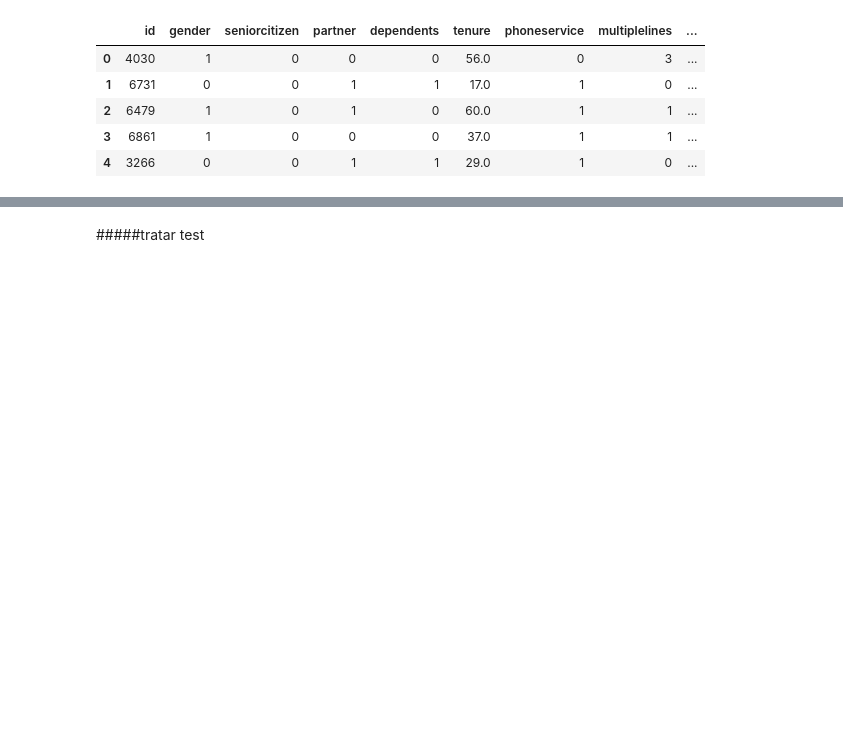
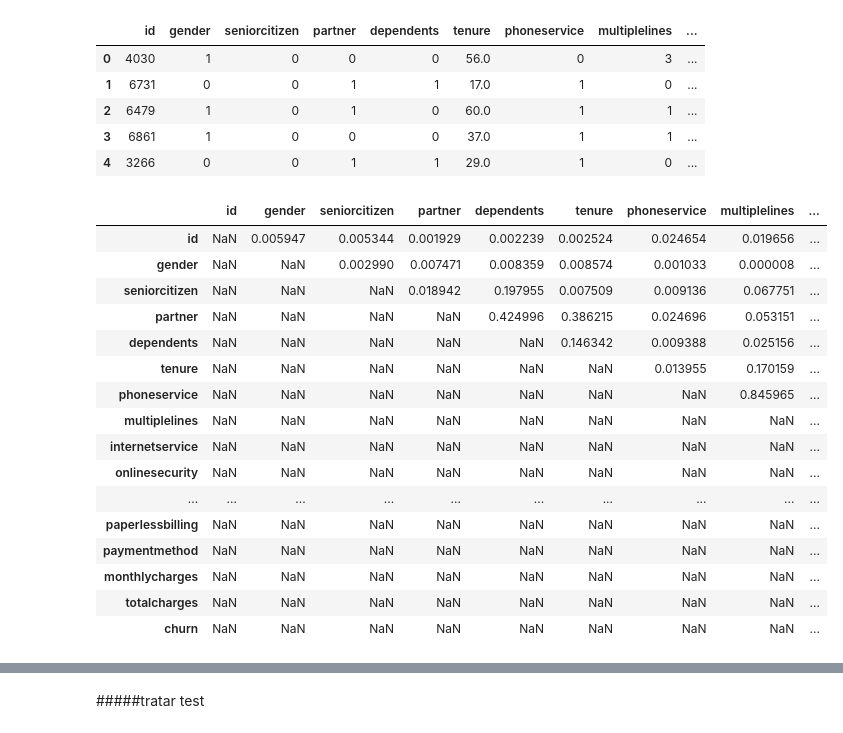
Before and after one commit to jjefferson2006/DSWP_JJ_altera, a Jupyter notebook: desafio_analise1.ipynb, the cells around one changed output, grey strips where cells are left out. Drawn from its saved outputs; the diff is of its cells as text; code cells hidden in the pictures; blank space fills up the shorter version.

```diff
--- a/desafio_analise1.ipynb
+++ b/desafio_analise1.ipynb
@@ -284,0 +317,25 @@ df_churn_train.head()
+# %%
+# calcula a correlação entre as colunas/variáveis do dataframe
+correlacao = df_corr.corr().abs()
+
+# Seleciona o triângulo superior da matriz de correlação
+correlacao = correlacao.where(np.triu(np.ones(correlacao.shape), k = 1).astype(np.bool))
+correlacao
+# %% [output]
+|  | id | gender | seniorcitizen | partner | dependents | tenure | phoneservice | multiplelines | ... |
+| id | NaN | 0.005947 | 0.005344 | 0.001929 | 0.002239 | 0.002524 | 0.024654 | 0.019656 | ... |
+| gender | NaN | NaN | 0.002990 | 0.007471 | 0.008359 | 0.008574 | 0.001033 | 0.000008 | ... |
+| seniorcitizen | NaN | NaN | NaN | 0.018942 | 0.197955 | 0.007509 | 0.009136 | 0.067751 | ... |
+| partner | NaN | NaN | NaN | NaN | 0.424996 | 0.386215 | 0.024696 | 0.053151 | ... |
+| dependents | NaN | NaN | NaN | NaN | NaN | 0.146342 | 0.009388 | 0.025156 | ... |
+| tenure | NaN | NaN | NaN | NaN | NaN | NaN | 0.013955 | 0.170159 | ... |
+| phoneservice | NaN | NaN | NaN | NaN | NaN | NaN | NaN | 0.845965 | ... |
+| multiplelines | NaN | NaN | NaN | NaN | NaN | NaN | NaN | NaN | ... |
+| internetservice | NaN | NaN | NaN | NaN | NaN | NaN | NaN | NaN | ... |
+| onlinesecurity | NaN | NaN | NaN | NaN | NaN | NaN | NaN | NaN | ... |
+| ... | ... | ... | ... | ... | ... | ... | ... | ... | ... |
+| paperlessbilling | NaN | NaN | NaN | NaN | NaN | NaN | NaN | NaN | ... |
+| paymentmethod | NaN | NaN | NaN | NaN | NaN | NaN | NaN | NaN | ... |
+| monthlycharges | NaN | NaN | NaN | NaN | NaN | NaN | NaN | NaN | ... |
+| totalcharges | NaN | NaN | NaN | NaN | NaN | NaN | NaN | NaN | ... |
+| churn | NaN | NaN | NaN | NaN | NaN | NaN | NaN | NaN | ... |
```
Also changed, not shown: parts of 50 cells of this notebook.
